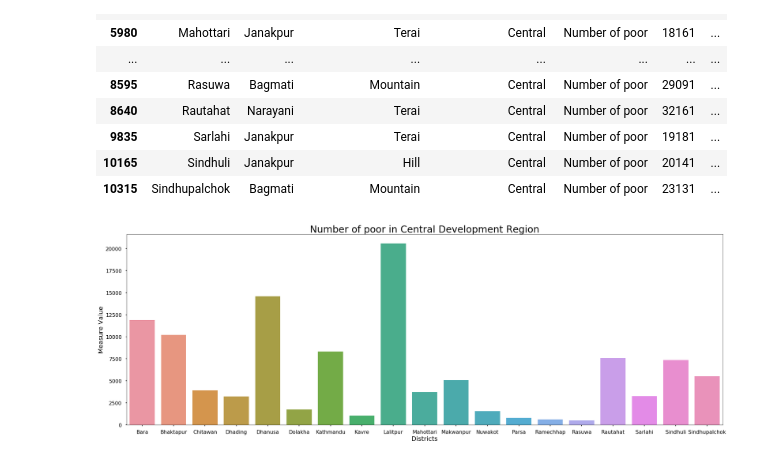
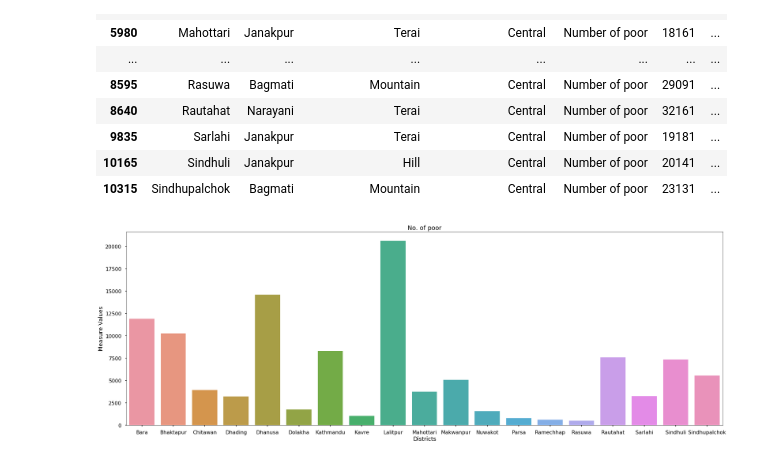
Before and after one commit to PragyanSubedi/Nepalese-dataset-visualization, a Jupyter notebook: District wise Poverty Indicators, 2011/District wise poverty.ipynb, the cells around one changed output. Saved outputs shown, nothing was run; the diff lists cells and outputs as text; code cells hidden in the pictures.

Commit message:
Made chart value changes

```diff
--- a/District wise Poverty Indicators, 2011/District wise poverty.ipynb
+++ b/District wise Poverty Indicators, 2011/District wise poverty.ipynb
@@ -66,15 +66,15 @@ central_df
 | 10165 | Sindhuli | Janakpur | Hill | Central | Number of poor | 20141 | ... |
 | 10315 | Sindhupalchok | Bagmati | Mountain | Central | Number of poor | 23131 | ... |
 # %%
-plt.figure(figsize = (28,10))
-sns.set_context('poster',font_scale=1,rc={"lines.linewidth": 2.5})
+plt.figure(figsize=(28,10))
+sns.set_context('poster',font_scale=1)
 sns_plot = sns.barplot(x='District Name',y='Measure Values',data=central_df)
-plt.title('Number of poor in Central Development Region', fontsize=30)
-plt.xlabel('Districts',fontsize=20)
-plt.ylabel('Measure Value',fontsize=20)
+plt.title('No. of poor')
+plt.xlabel('Districts')
+plt.ylabel('Measure Values')
 plt.tight_layout()
 # %% [output]
-[figure, old version]
+[figure, new version]
 # %%
 fig =sns_plot.get_figure()
 fig.savefig('Charts/Number of poor in Central Development Region.png',dpi=500)
```
Also changed, not shown: parts of 1 cell of this notebook, 2 other files.
